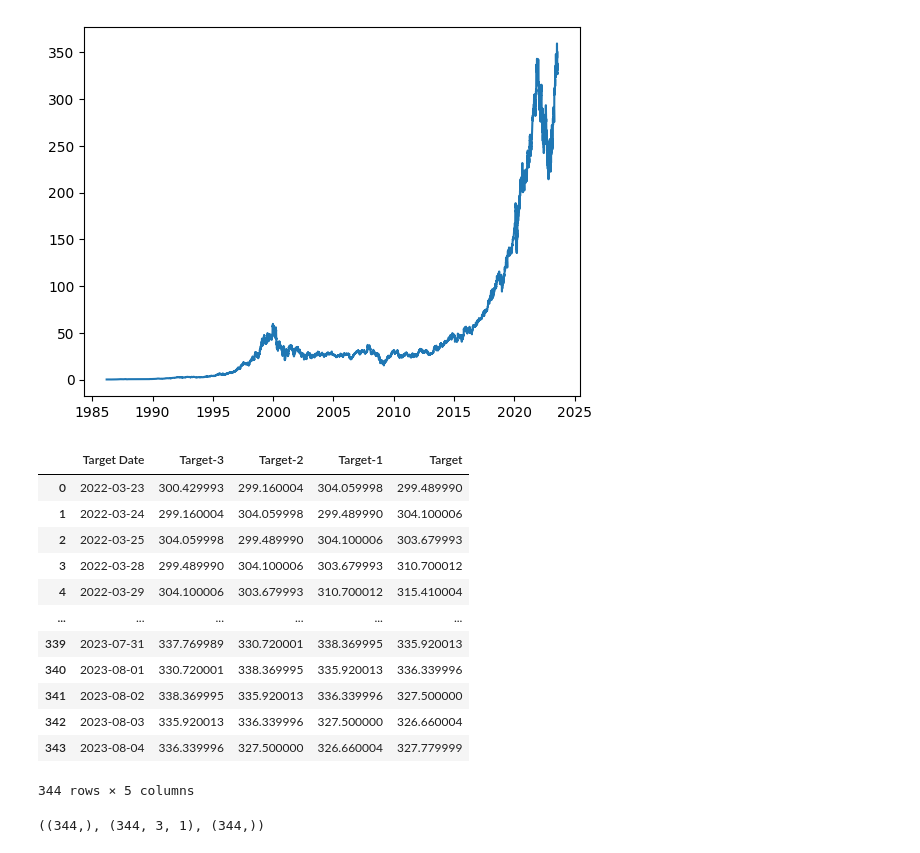
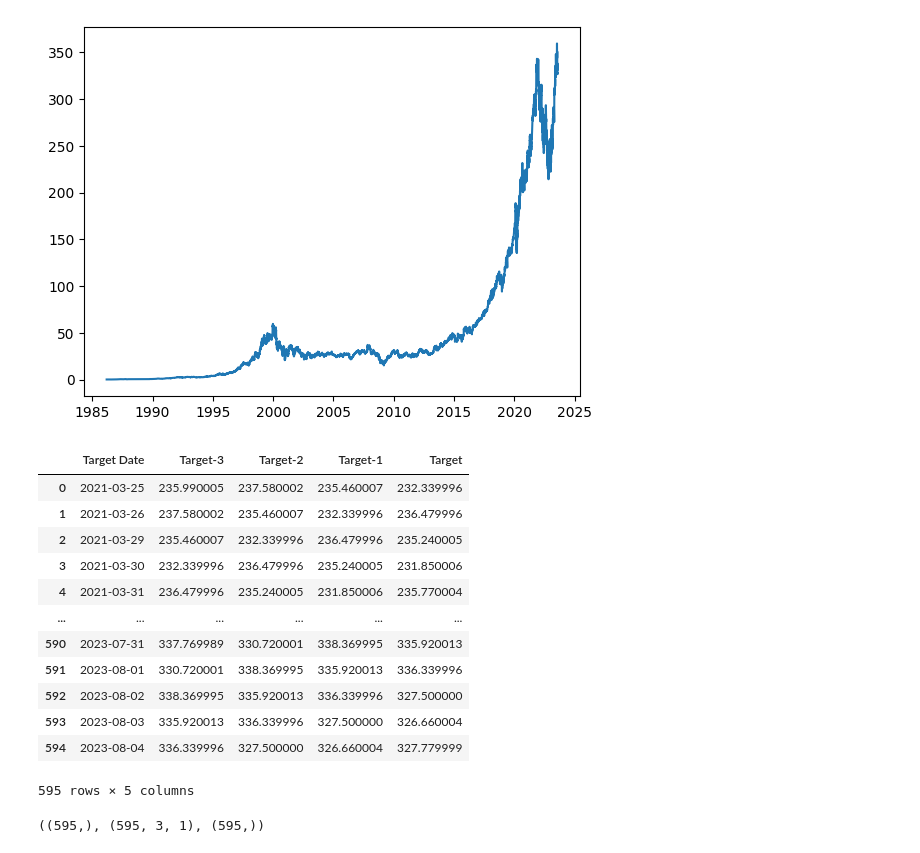
Before and after one commit to hiteshpatil237/LSTM_stockPredictor, a Jupyter notebook: LSTM_stock.ipynb, the cells around one changed output. Drawn from its saved outputs; the diff is of its cells as text; code cells hidden in the pictures.

```diff
--- a/LSTM_stock.ipynb
+++ b/LSTM_stock.ipynb
@@ -110,46 +110,46 @@ def df_to_windowed_df(dataframe, first_date_str, last_date_str, n=3):
     year_month_day = next_date_str.split('-')
     year, month, day = year_month_day
     next_date = datetime.datetime(day=int(day), month=int(month), year=int(year))
 
     if last_time:
       break
 
     target_date = next_date
 
     if target_date == last_date:
       last_time = True
 
   ret_df = pd.DataFrame({})
   ret_df['Target Date'] = dates
 
   X = np.array(X)
   for i in range(0, n):
     X[:, i]
     ret_df[f'Target-{n-i}'] = X[:, i]
 
   ret_df['Target'] = Y
 
   return ret_df
 
 windowed_df = df_to_windowed_df(df,
-                                '2022-03-23',
+                                '2021-03-25',
                                 '2023-08-04',
                                 n=3)
 windowed_df
 # %% [output]
 |  | Target Date | Target-3 | Target-2 | Target-1 | Target |
-| 0 | 2022-03-23 | 300.429993 | 299.160004 | 304.059998 | 299.489990 |
-| 1 | 2022-03-24 | 299.160004 | 304.059998 | 299.489990 | 304.100006 |
-| 2 | 2022-03-25 | 304.059998 | 299.489990 | 304.100006 | 303.679993 |
-| 3 | 2022-03-28 | 299.489990 | 304.100006 | 303.679993 | 310.700012 |
-| 4 | 2022-03-29 | 304.100006 | 303.679993 | 310.700012 | 315.410004 |
+| 0 | 2021-03-25 | 235.990005 | 237.580002 | 235.460007 | 232.339996 |
+| 1 | 2021-03-26 | 237.580002 | 235.460007 | 232.339996 | 236.479996 |
+| 2 | 2021-03-29 | 235.460007 | 232.339996 | 236.479996 | 235.240005 |
+| 3 | 2021-03-30 | 232.339996 | 236.479996 | 235.240005 | 231.850006 |
+| 4 | 2021-03-31 | 236.479996 | 235.240005 | 231.850006 | 235.770004 |
 | ... | ... | ... | ... | ... | ... |
-| 339 | 2023-07-31 | 337.769989 | 330.720001 | 338.369995 | 335.920013 |
-| 340 | 2023-08-01 | 330.720001 | 338.369995 | 335.920013 | 336.339996 |
-| 341 | 2023-08-02 | 338.369995 | 335.920013 | 336.339996 | 327.500000 |
-| 342 | 2023-08-03 | 335.920013 | 336.339996 | 327.500000 | 326.660004 |
-| 343 | 2023-08-04 | 336.339996 | 327.500000 | 326.660004 | 327.779999 |
+| 590 | 2023-07-31 | 337.769989 | 330.720001 | 338.369995 | 335.920013 |
+| 591 | 2023-08-01 | 330.720001 | 338.369995 | 335.920013 | 336.339996 |
+| 592 | 2023-08-02 | 338.369995 | 335.920013 | 336.339996 | 327.500000 |
+| 593 | 2023-08-03 | 335.920013 | 336.339996 | 327.500000 | 326.660004 |
+| 594 | 2023-08-04 | 336.339996 | 327.500000 | 326.660004 | 327.779999 |
-344 rows × 5 columns
+595 rows × 5 columns
 # %%
 def windowed_df_to_date_X_y(windowed_dataframe):
   df_as_np = windowed_dataframe.to_numpy()
@@ -167,7 +167,7 @@ dates, X, y = windowed_df_to_date_X_y(windowed_df)
 
 dates.shape, X.shape, y.shape
 # %% [output]
-((344,), (344, 3, 1), (344,))
+((595,), (595, 3, 1), (595,))
 # %%
 q_80 = int(len(dates) * .8)
 q_90 = int(len(dates) * .9)
```
Also changed, not shown: parts of 6 cells of this notebook.
